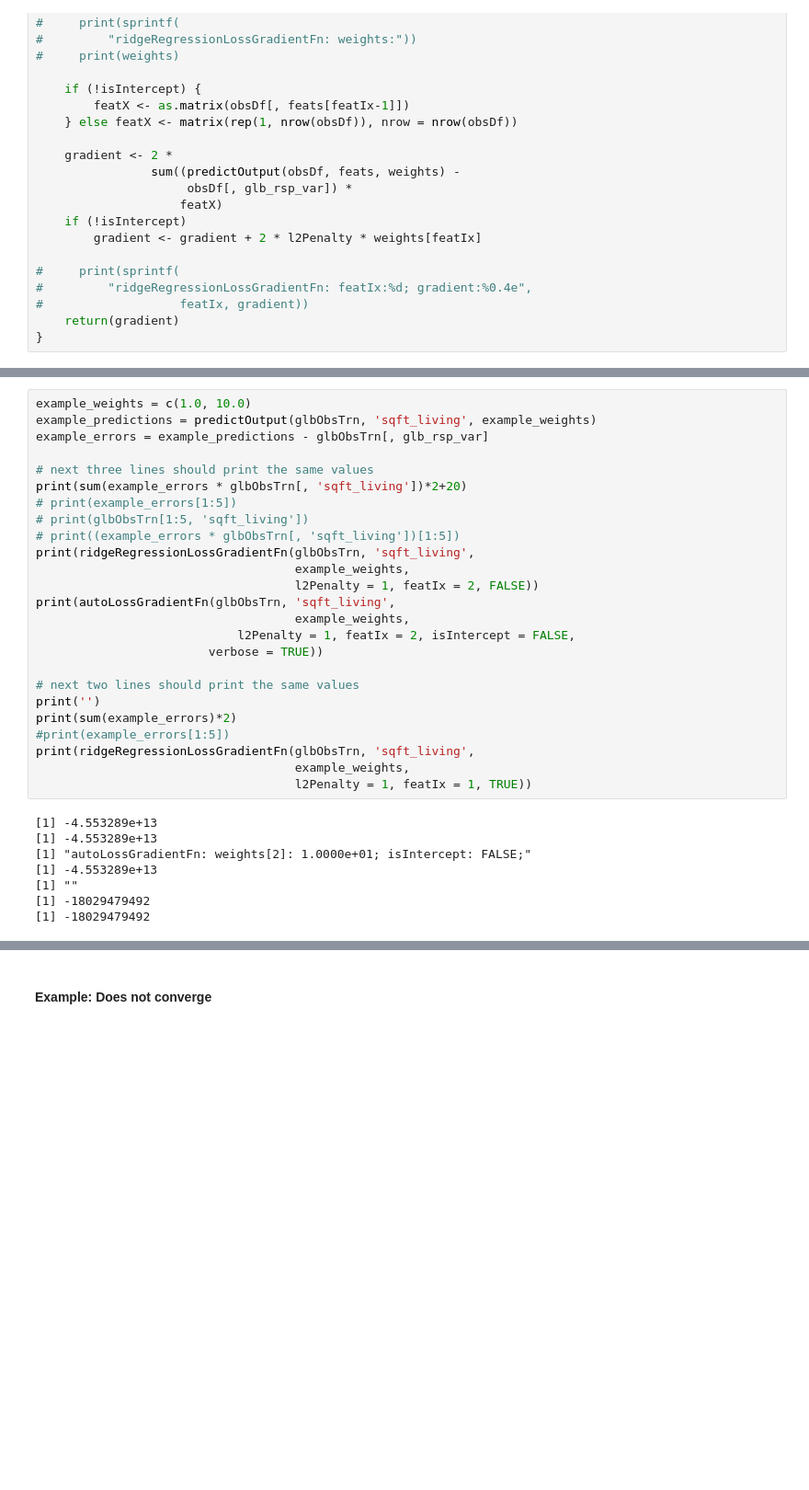
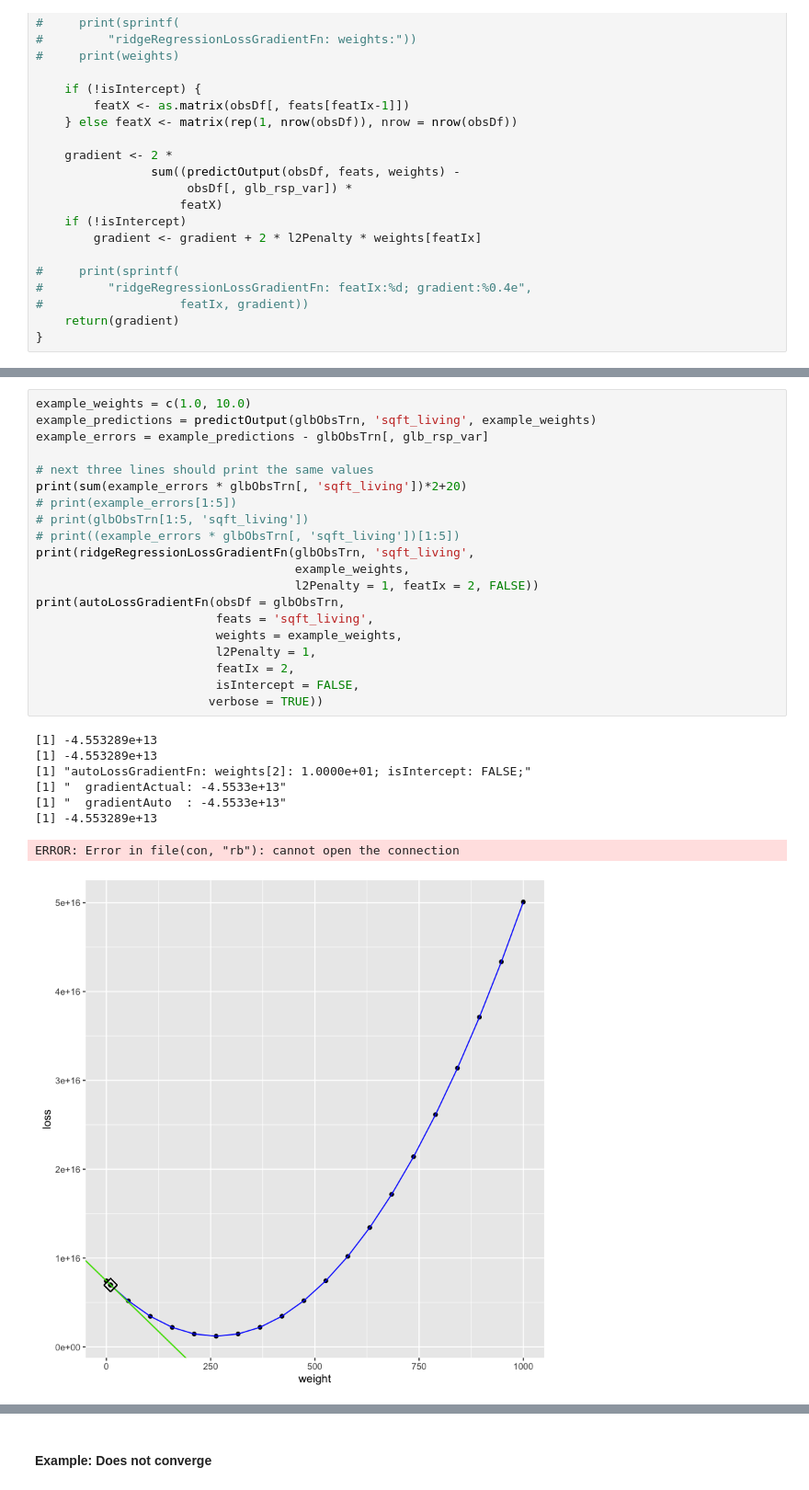
Before and after one commit to bdanalytics/UofWashington-MachineLearning, a Jupyter notebook: WAKCHouses_SGD_Test.ipynb, the cells around one changed output, grey strips where cells are left out. Shown at 92% size. Saved outputs shown, nothing was run; the diff lists cells and outputs as text; blank space fills up the shorter version.

```diff
--- a/WAKCHouses_SGD_Test.ipynb
+++ b/WAKCHouses_SGD_Test.ipynb
@@ -195,33 +250,29 @@ autoLossGradientFn <- function(obsDf, feats, weights, l2Penalty,
 # %%
 example_weights = c(1.0, 10.0)
 example_predictions = predictOutput(glbObsTrn, 'sqft_living', example_weights)
 example_errors = example_predictions - glbObsTrn[, glb_rsp_var]
 
 # next three lines should print the same values
 print(sum(example_errors * glbObsTrn[, 'sqft_living'])*2+20)
 # print(example_errors[1:5])
 # print(glbObsTrn[1:5, 'sqft_living'])
 # print((example_errors * glbObsTrn[, 'sqft_living'])[1:5])
 print(ridgeRegressionLossGradientFn(glbObsTrn, 'sqft_living',
                                     example_weights,
                                     l2Penalty = 1, featIx = 2, FALSE))
-print(autoLossGradientFn(glbObsTrn, 'sqft_living',
-                                    example_weights,
-                            l2Penalty = 1, featIx = 2, isIntercept = FALSE,
+print(autoLossGradientFn(obsDf = glbObsTrn,
+                         feats = 'sqft_living',
+                         weights = example_weights,
+                         l2Penalty = 1,
+                         featIx = 2,
+                         isIntercept = FALSE,
                         verbose = TRUE))
-
-# next two lines should print the same values
-print('')
-print(sum(example_errors)*2)
-#print(example_errors[1:5])
-print(ridgeRegressionLossGradientFn(glbObsTrn, 'sqft_living',
-                                    example_weights,
-                                    l2Penalty = 1, featIx = 1, TRUE))
 # %% [output]
 [1] -4.553289e+13
 [1] -4.553289e+13
 [1] "autoLossGradientFn: weights[2]: 1.0000e+01; isIntercept: FALSE;"
+[1] "  gradientActual: -4.5533e+13"
+[1] "  gradientAuto  : -4.5533e+13"
 [1] -4.553289e+13
-[1] ""
-[1] -18029479492
-[1] -18029479492
+ERROR: Error in file(con, "rb"): cannot open the connection
+[figure, added]
```
Also changed, not shown: parts of 22 cells of this notebook, 3 other files.
